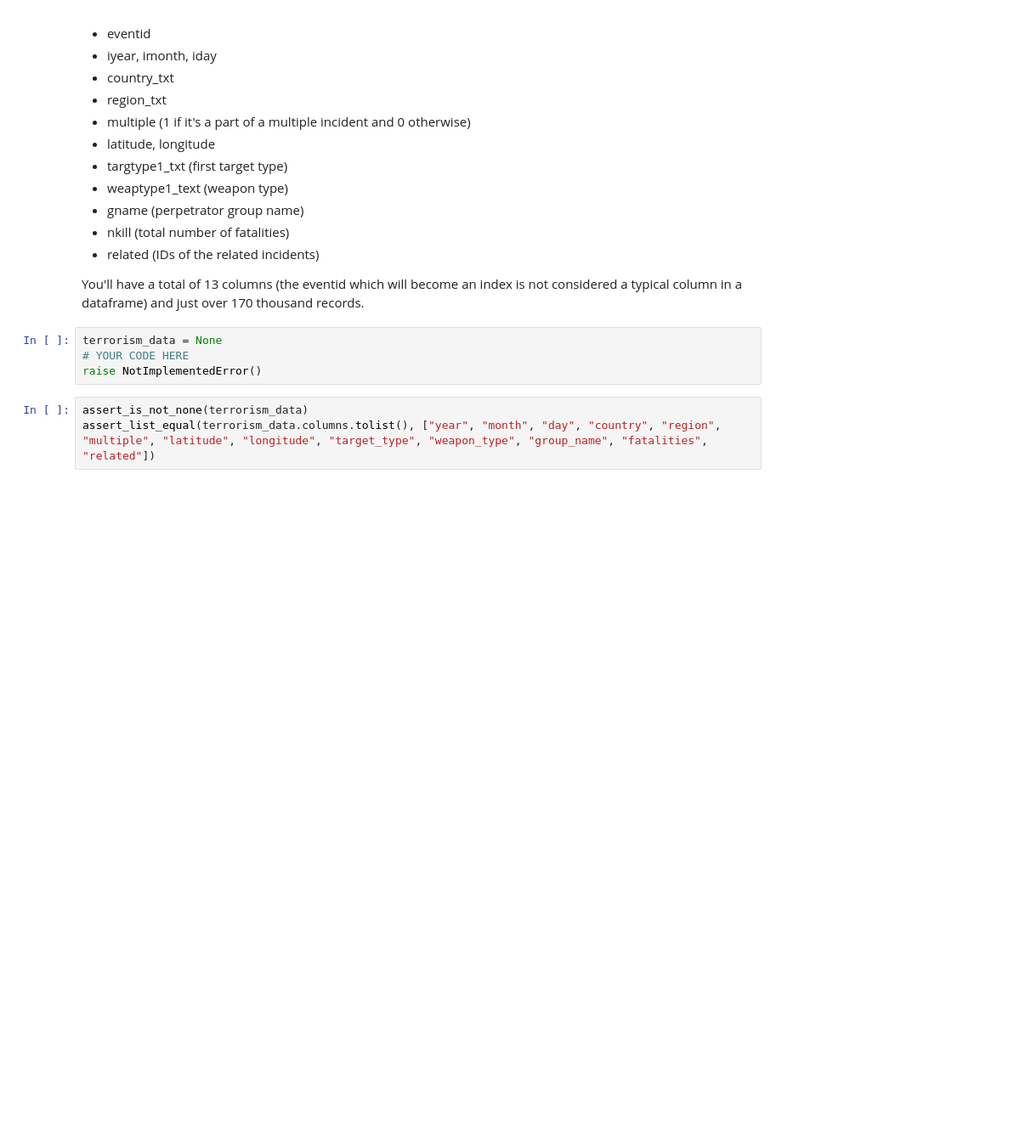
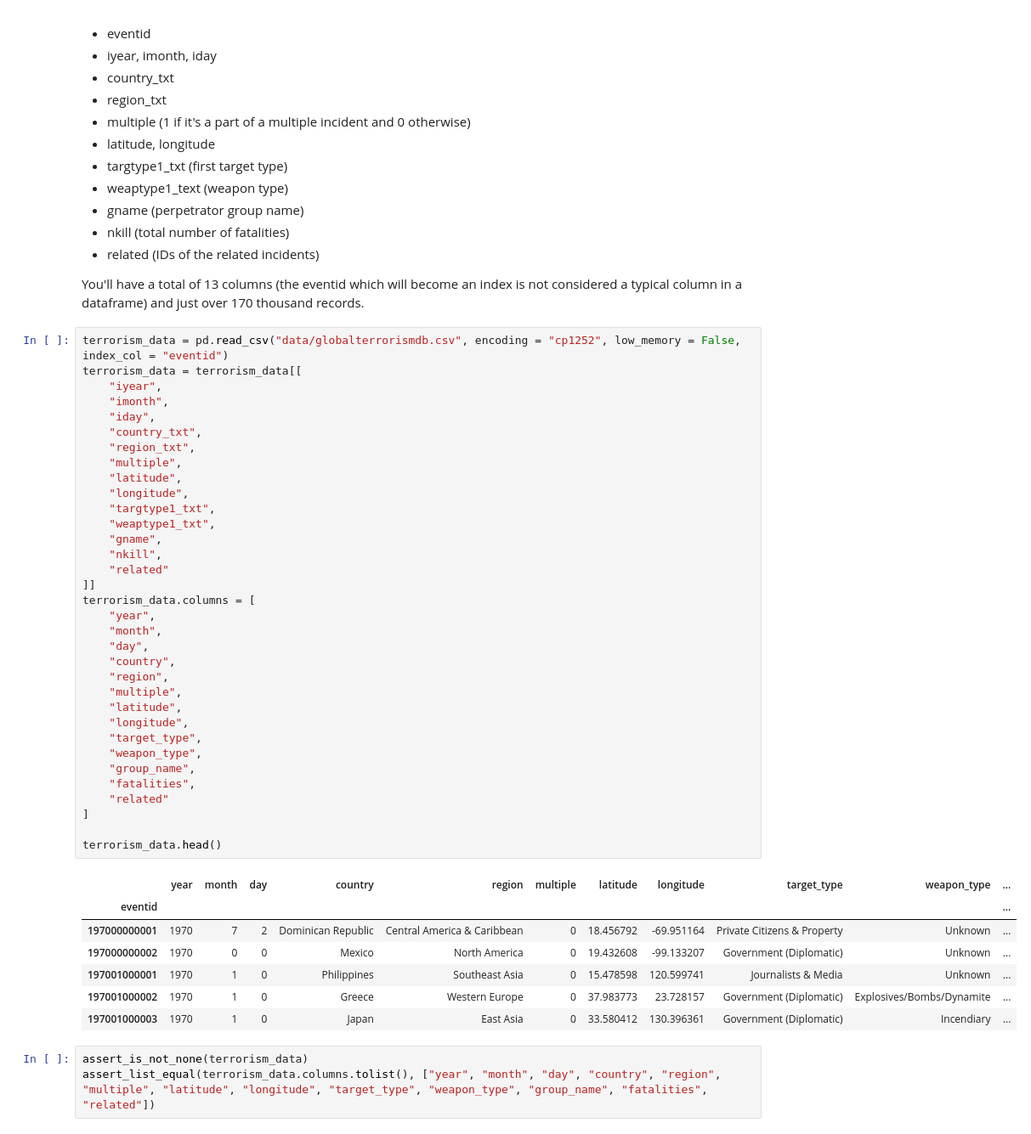
Before and after one commit to PetkoAndreev/Python-Data-Science, a Jupyter notebook: working_with_spatial_data_network_analysis/Spatial Data and Networks Lab.ipynb, the cells around one changed output. Shown at 85% size. Saved outputs shown, nothing was run; the diff lists cells and outputs as text; blank space fills up the shorter version.

```diff
--- a/working_with_spatial_data_network_analysis/Spatial Data and Networks Lab.ipynb
+++ b/working_with_spatial_data_network_analysis/Spatial Data and Networks Lab.ipynb
@@ -44,10 +43,48 @@ You'll see the dataset has a lot of columns. For this lab, we aren't going to ne
 * related (IDs of the related incidents)
 
 You'll have a total of 13 columns (the eventid which will become an index is not considered a typical column in a dataframe) and just over 170 thousand records.
-# %%
-terrorism_data = None
-# YOUR CODE HERE
-raise NotImplementedError()
+# %%
+terrorism_data = pd.read_csv("data/globalterrorismdb.csv", encoding = "cp1252", low_memory = False, index_col = "eventid")
+terrorism_data = terrorism_data[[
+    "iyear",
+    "imonth",
+    "iday",
+    "country_txt",
+    "region_txt",
+    "multiple",
+    "latitude",
+    "longitude",
+    "targtype1_txt",
+    "weaptype1_txt",
+    "gname",
+    "nkill",
+    "related"
+]]
+terrorism_data.columns = [
+    "year",
+    "month",
+    "day",
+    "country",
+    "region",
+    "multiple",
+    "latitude",
+    "longitude",
+    "target_type",
+    "weapon_type",
+    "group_name",
+    "fatalities",
+    "related"
+]
+
+terrorism_data.head()
+# %% [output]
+|  | year | month | day | country | region | multiple | latitude | longitude | target_type | weapon_type | ... |
+| eventid |  |  |  |  |  |  |  |  |  |  | ... |
+| 197000000001 | 1970 | 7 | 2 | Dominican Republic | Central America & Caribbean | 0 | 18.456792 | -69.951164 | Private Citizens & Property | Unknown | ... |
+| 197000000002 | 1970 | 0 | 0 | Mexico | North America | 0 | 19.432608 | -99.133207 | Government (Diplomatic) | Unknown | ... |
+| 197001000001 | 1970 | 1 | 0 | Philippines | Southeast Asia | 0 | 15.478598 | 120.599741 | Journalists & Media | Unknown | ... |
+| 197001000002 | 1970 | 1 | 0 | Greece | Western Europe | 0 | 37.983773 | 23.728157 | Government (Diplomatic) | Explosives/Bombs/Dynamite | ... |
+| 197001000003 | 1970 | 1 | 0 | Japan | East Asia | 0 | 33.580412 | 130.396361 | Government (Diplomatic) | Incendiary | ... |
 # %%
 assert_is_not_none(terrorism_data)
 assert_list_equal(terrorism_data.columns.tolist(), ["year", "month", "day", "country", "region", "multiple", "latitude", "longitude", "target_type", "weapon_type", "group_name", "fatalities", "related"])
```
Also changed, not shown: parts of 34 cells of this notebook, 13 other files.
